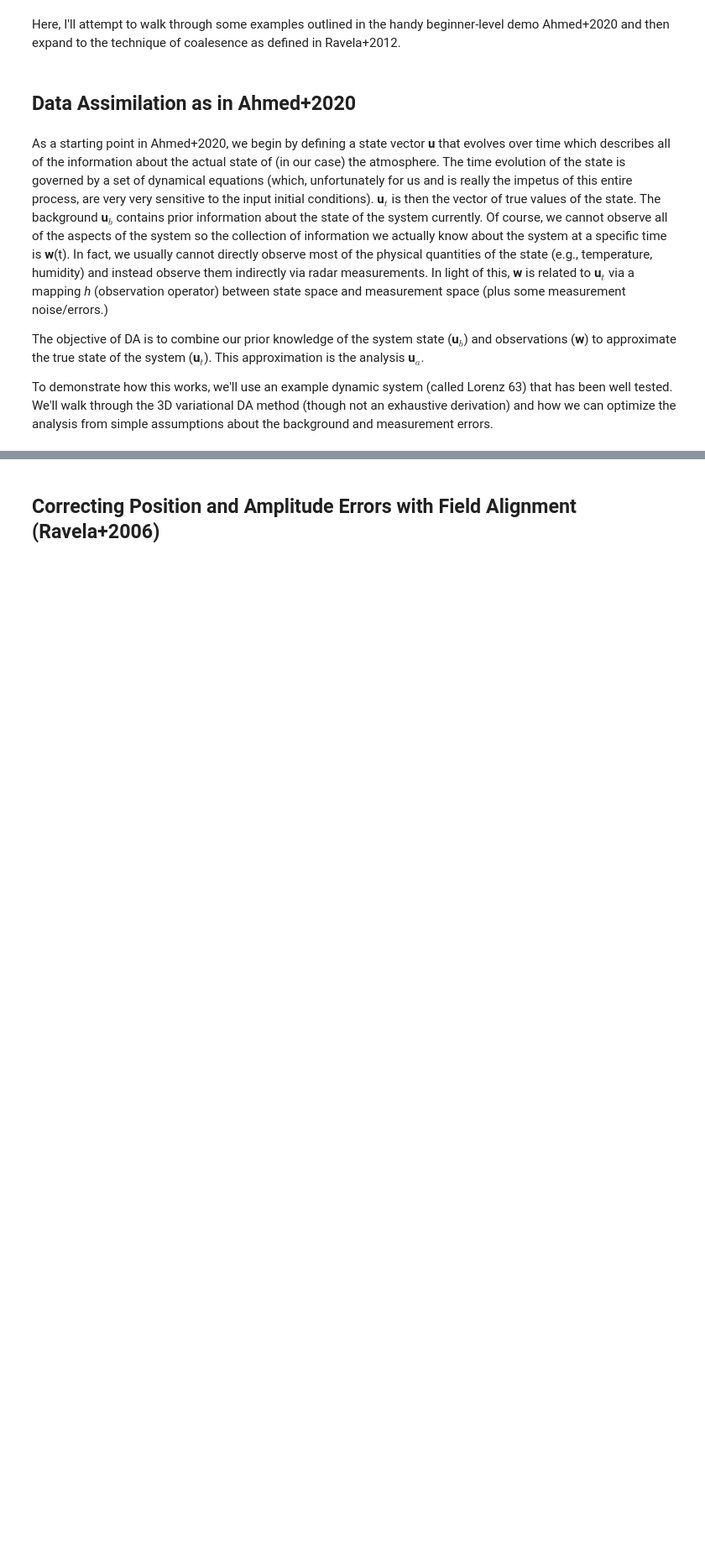
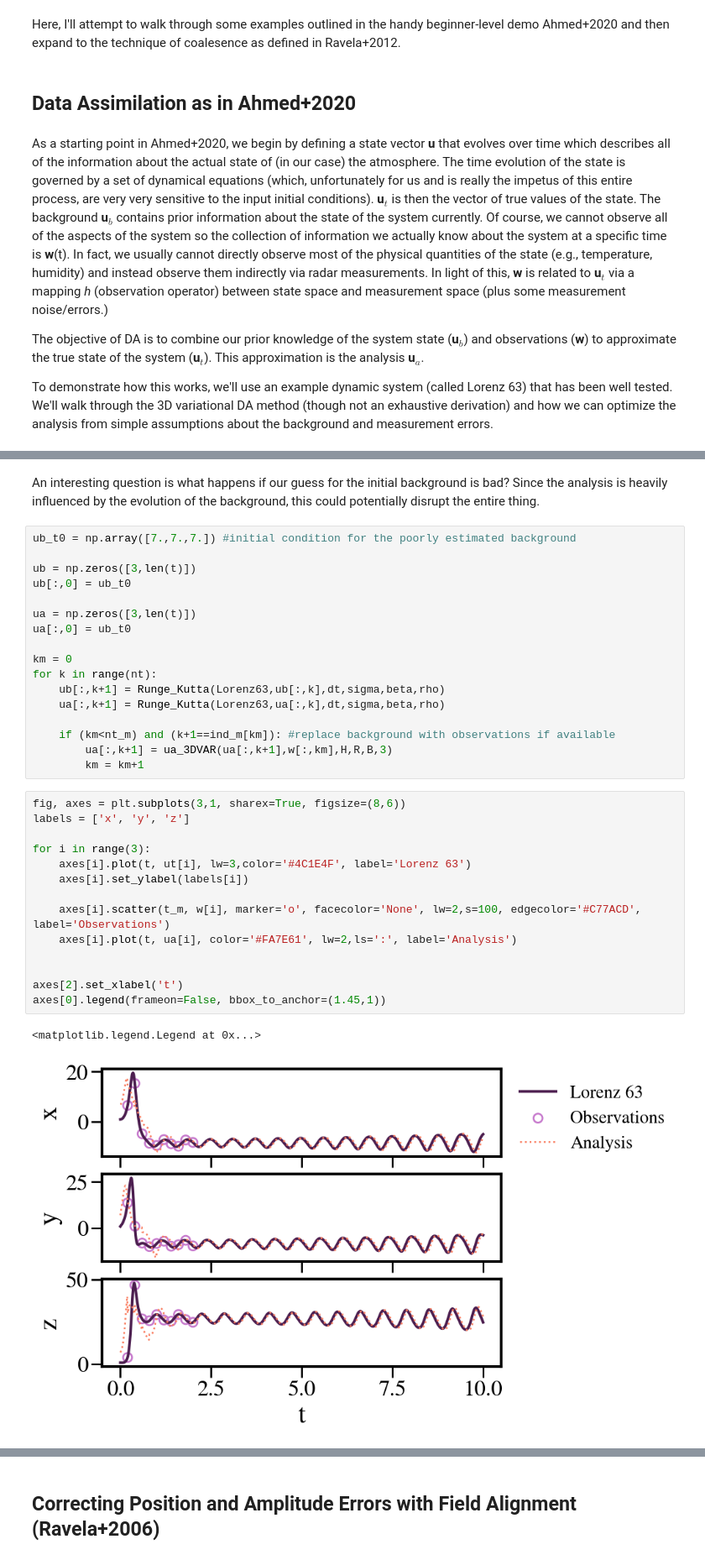
Before and after one commit to SidneyLower-NOAA/SMD_Notebooks, a Jupyter notebook: getting_our_data_ducks_in_a_row.ipynb, the cells around one changed output, grey strips where cells are left out. Shown at 84% size. Cells and saved outputs as stored; diff of their text form; blank space fills up the shorter version.

```diff
--- a/getting_our_data_ducks_in_a_row.ipynb
+++ b/getting_our_data_ducks_in_a_row.ipynb
@@ -69,0 +221,36 @@ To demonstrate how this works, we'll use an example dynamic system (called Loren
+# %% [markdown]
+An interesting question is what happens if our guess for the initial background is bad? Since the analysis is heavily influenced by the evolution of the background, this could potentially disrupt the entire thing.
+# %%
+ub_t0 = np.array([7.,7.,7.]) #initial condition for the poorly estimated background
+
+ub = np.zeros([3,len(t)])
+ub[:,0] = ub_t0
+
+ua = np.zeros([3,len(t)])
+ua[:,0] = ub_t0
+
+km = 0
+for k in range(nt):
+    ub[:,k+1] = Runge_Kutta(Lorenz63,ub[:,k],dt,sigma,beta,rho)
+    ua[:,k+1] = Runge_Kutta(Lorenz63,ua[:,k],dt,sigma,beta,rho)
+
+    if (km<nt_m) and (k+1==ind_m[km]): #replace background with observations if available
+        ua[:,k+1] = ua_3DVAR(ua[:,k+1],w[:,km],H,R,B,3)
+        km = km+1
+# %%
+fig, axes = plt.subplots(3,1, sharex=True, figsize=(8,6))
+labels = ['x', 'y', 'z']
+
+for i in range(3):
+    axes[i].plot(t, ut[i], lw=3,color='#4C1E4F', label='Lorenz 63')
+    axes[i].set_ylabel(labels[i])
+
+    axes[i].scatter(t_m, w[i], marker='o', facecolor='None', lw=2,s=100, edgecolor='#C77ACD', label='Observations')
+    axes[i].plot(t, ua[i], color='#FA7E61', lw=2,ls=':', label='Analysis')
+
+
+axes[2].set_xlabel('t')
+axes[0].legend(frameon=False, bbox_to_anchor=(1.45,1))
+# %% [output]
+<matplotlib.legend.Legend at 0x...>
+[figure, added]
```
Also changed, not shown: parts of 21 cells of this notebook.
